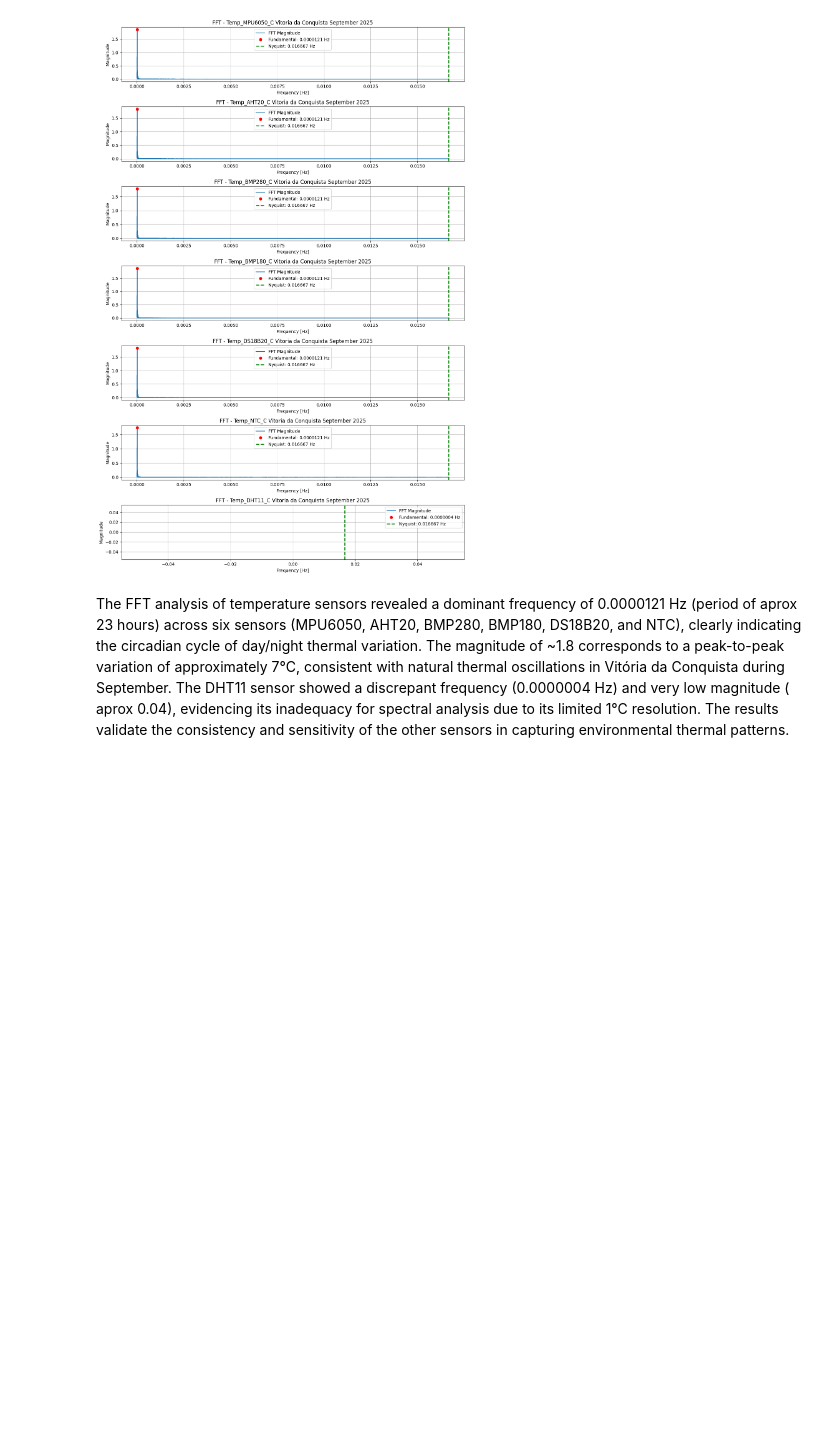
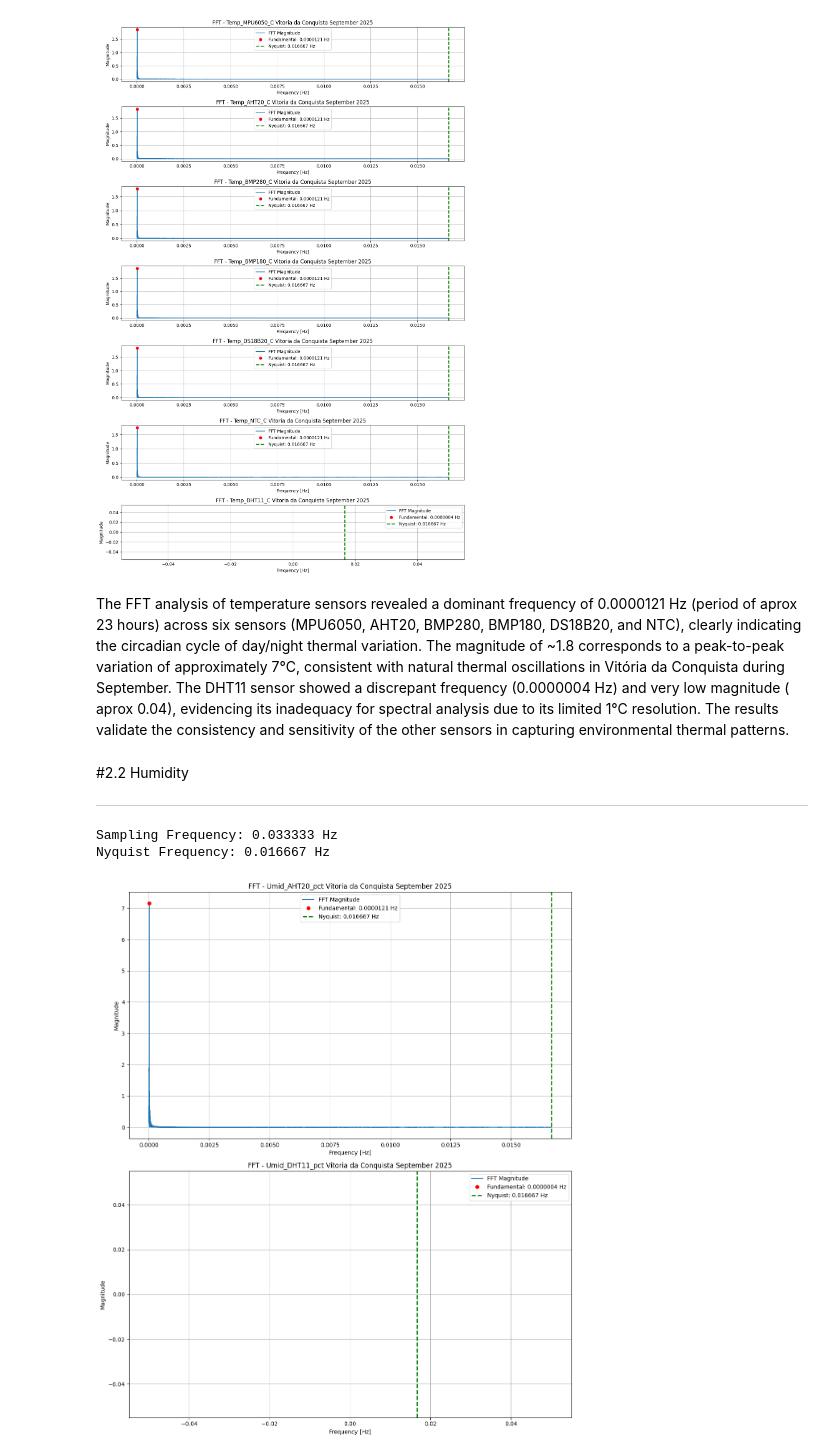
Before and after one commit to JonasSouza871/PolySense-Station-, a Jupyter notebook: Signal_Processing/FFT_Analysis/Frequency_Analysis.ipynb, the cells around one changed output. Drawn from its saved outputs; the diff is of its cells as text; code cells hidden in the pictures; blank space fills up the shorter version.

Commit message:
feat: add FFT analysis for humidity and pressure sensors

```diff
--- a/Signal_Processing/FFT_Analysis/Frequency_Analysis.ipynb
+++ b/Signal_Processing/FFT_Analysis/Frequency_Analysis.ipynb
@@ -117,3 +120,54 @@ Nyquist Frequency: 0.016667 Hz
 [figure]
 # %% [markdown]
 The FFT analysis of temperature sensors revealed a dominant frequency of 0.0000121 Hz (period of aprox 23 hours) across six sensors (MPU6050, AHT20, BMP280, BMP180, DS18B20, and NTC), clearly indicating the circadian cycle of day/night thermal variation. The magnitude of ~1.8 corresponds to a peak-to-peak variation of approximately 7°C, consistent with natural thermal oscillations in Vitória da Conquista during September. The DHT11 sensor showed a discrepant frequency (0.0000004 Hz) and very low magnitude ( aprox 0.04), evidencing its inadequacy for spectral analysis due to its limited 1°C resolution. The results validate the consistency and sensitivity of the other sensors in capturing environmental thermal patterns.
+# %% [markdown]
+#2.2 Humidity
+
+----
+# %%
+import pandas as pd
+import numpy as np
+import matplotlib.pyplot as plt
+
+humidity_sensors = ['Umid_AHT20_pct','Umid_DHT11_pct']#all humidity sensors
+timestep = 30  # adjust for the sampling interval in seconds
+
+# Calculate Nyquist frequency
+sampling_freq = 1 / timestep  #sampling frequency in Hz
+nyquist_freq = sampling_freq / 2  #Nyquist frequency
+
+print(f"Sampling Frequency: {sampling_freq:.6f} Hz")
+print(f"Nyquist Frequency: {nyquist_freq:.6f} Hz")
+plt.figure(figsize=(12, 14)) #plot figure size
+
+for i, sensor in enumerate(humidity_sensors): #for each humidity sensor
+    y = df[sensor].values #stores all sensor values
+    n = len(y) #gets the size of each sensor
+    yf = np.fft.fft(y) #applies the fast fourier transform to the humidity values of each sensor
+    xf = np.fft.fftfreq(n, d=timestep) #calculates the frequencies corresponding to each bin (position) of the FFT result.
+    idx = np.arange(1, n//2) #only integer numbers
+    xf_pos = xf[idx] #only positive values
+    yf_pos = np.abs(yf[idx]) / n
+
+    #Fundamental frequency
+    fund_idx = np.argmax(yf_pos) #Finds the index of the maximum value of the array
+    fund_freq = xf_pos[fund_idx] #finds the frequency corresponding to the maximum index
+    fund_mag = yf_pos[fund_idx]# finds the maximum magnitude of this index
+
+    # Plot
+    plt.subplot(len(humidity_sensors), 1, i+1)
+    plt.plot(xf_pos, yf_pos, label='FFT Magnitude')
+    plt.plot(fund_freq, fund_mag, 'ro', label=f'Fundamental: {fund_freq:.7f} Hz')
+    plt.axvline(x=nyquist_freq, color='green', linestyle='--', linewidth=2, label=f'Nyquist: {nyquist_freq:.6f} Hz')
+    plt.title(f'FFT - {sensor} Vitoria da Conquista September 2025')
+    plt.xlabel('Frequency [Hz]')
+    plt.ylabel('Magnitude')
+    plt.legend()
+    plt.grid(True)
+
+plt.tight_layout()
+plt.show()
+# %% [output]
+Sampling Frequency: 0.033333 Hz
+Nyquist Frequency: 0.016667 Hz
+[figure, added]
```
Also changed, not shown: parts of 8 cells of this notebook.
